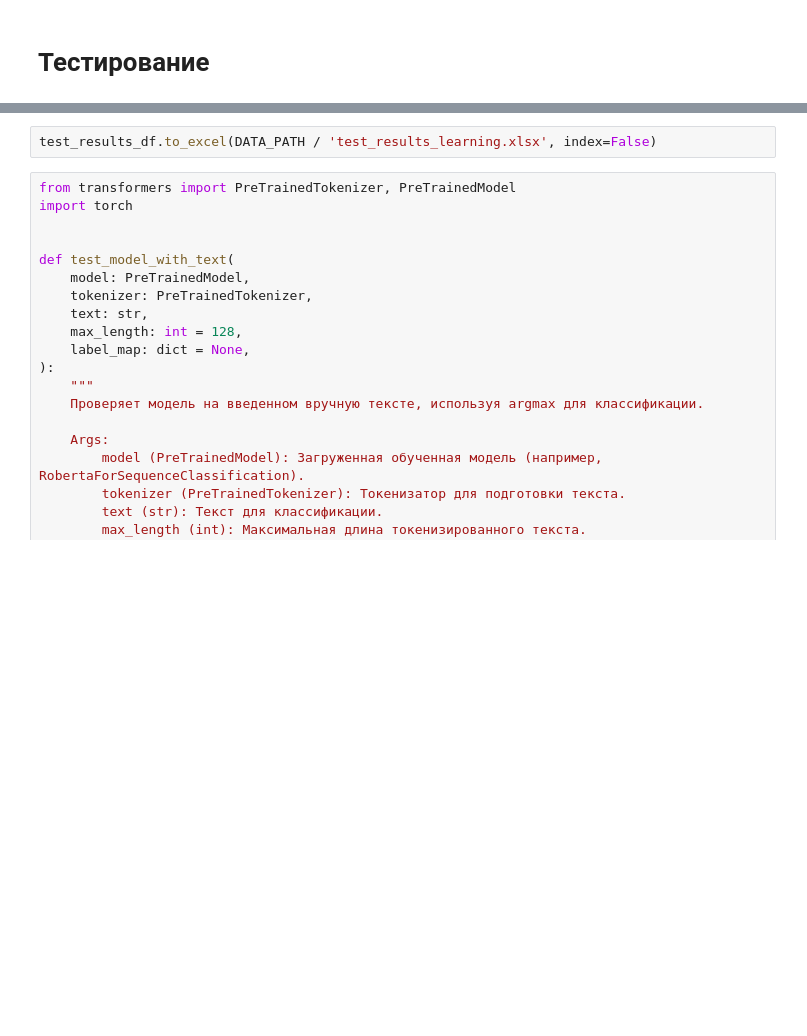
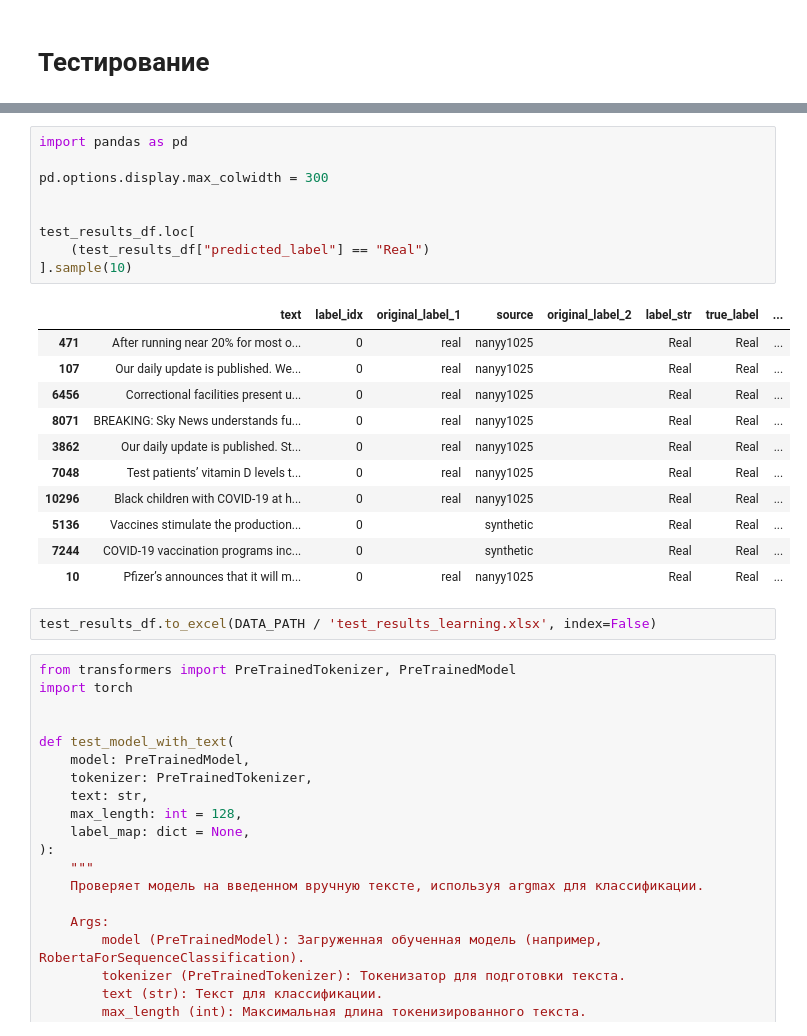
Before and after one commit to AntonSHBK/covid_fake, a Jupyter notebook: covid_vaccine_fake.ipynb, the cells around one changed output, grey strips where cells are left out. Saved outputs shown, nothing was run; the diff lists cells and outputs as text; blank space fills up the shorter version.

```diff
--- a/covid_vaccine_fake.ipynb
+++ b/covid_vaccine_fake.ipynb
@@ -726,3 +817,24 @@ test_results_df.sample(10)
+# %%
+import pandas as pd
+
+pd.options.display.max_colwidth = 300
+
+
+test_results_df.loc[
+    (test_results_df["predicted_label"] == "Real")
+].sample(10)
+# %% [output]
+|  | text | label_idx | original_label_1 | source | original_label_2 | label_str | true_label | ... |
+| 471 | After running near 20% for most o... | 0 | real | nanyy1025 |  | Real | Real | ... |
+| 107 | Our daily update is published. We... | 0 | real | nanyy1025 |  | Real | Real | ... |
+| 6456 | Correctional facilities present u... | 0 | real | nanyy1025 |  | Real | Real | ... |
+| 8071 | BREAKING: Sky News understands fu... | 0 | real | nanyy1025 |  | Real | Real | ... |
+| 3862 | Our daily update is published. St... | 0 | real | nanyy1025 |  | Real | Real | ... |
+| 7048 | Test patients’ vitamin D levels t... | 0 | real | nanyy1025 |  | Real | Real | ... |
+| 10296 | Black children with COVID-19 at h... | 0 | real | nanyy1025 |  | Real | Real | ... |
+| 5136 | Vaccines stimulate the production... | 0 |  | synthetic |  | Real | Real | ... |
+| 7244 | COVID-19 vaccination programs inc... | 0 |  | synthetic |  | Real | Real | ... |
+| 10 | Pfizer’s announces that it will m... | 0 | real | nanyy1025 |  | Real | Real | ... |
 # %%
 test_results_df.to_excel(DATA_PATH / 'test_results_learning.xlsx', index=False)
 # %%
```
Also changed, not shown: parts of 22 cells of this notebook.
